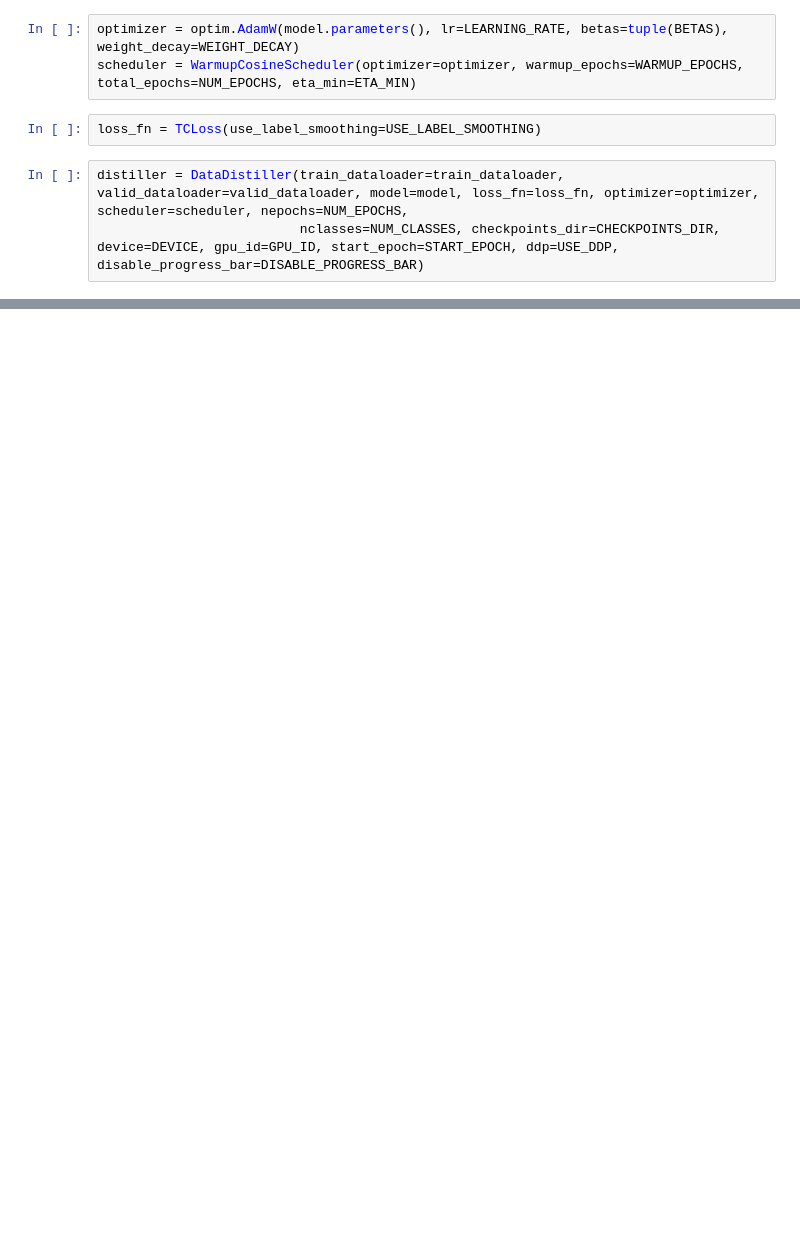
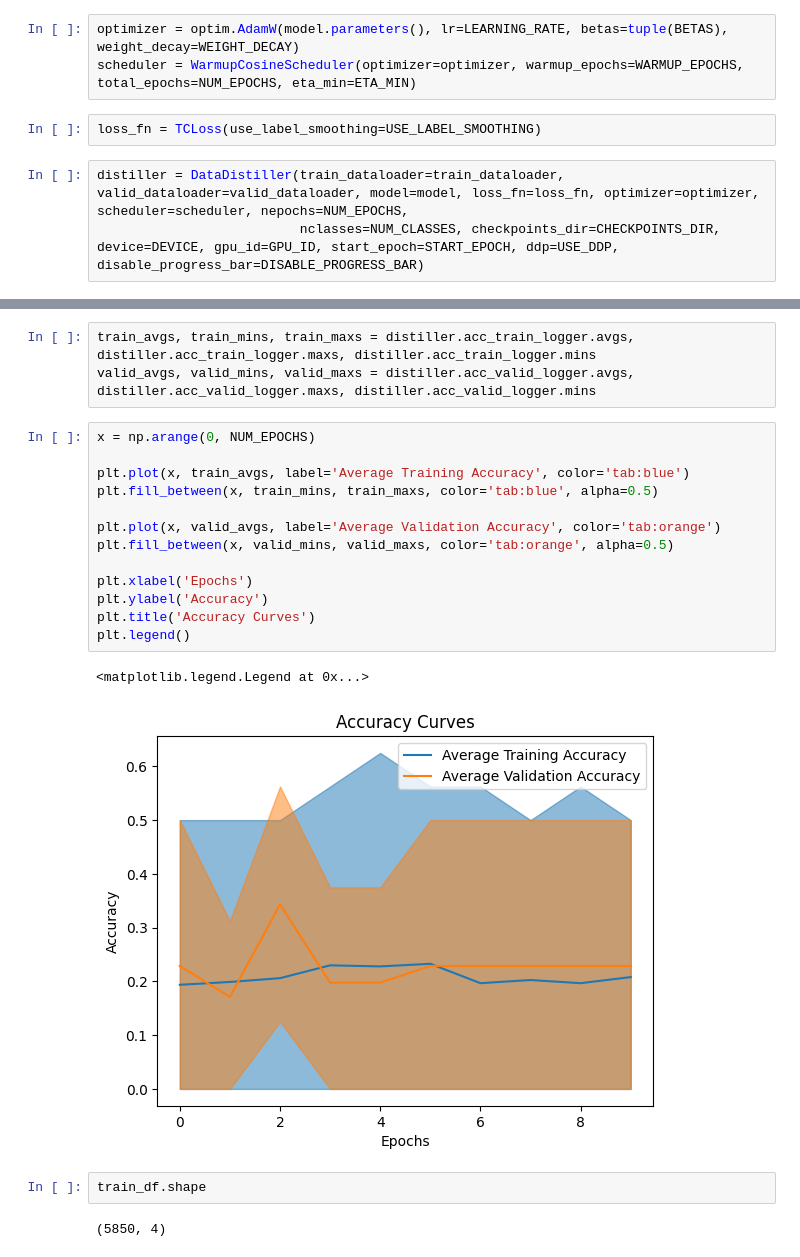
Before and after one commit to Human-Augment-Analytics/CichlidBowerTracking, a Jupyter notebook: cichlid_bower_tracking/debugging_and_experiments.ipynb, the cells around one changed output, grey strips where cells are left out. Cells and saved outputs as stored; diff of their text form; blank space fills up the shorter version.

```diff
--- a/cichlid_bower_tracking/debugging_and_experiments.ipynb
+++ b/cichlid_bower_tracking/debugging_and_experiments.ipynb
@@ -460,0 +490,23 @@ EPOCH [8/10]
+# %%
+train_avgs, train_mins, train_maxs = distiller.acc_train_logger.avgs, distiller.acc_train_logger.maxs, distiller.acc_train_logger.mins
+valid_avgs, valid_mins, valid_maxs = distiller.acc_valid_logger.avgs, distiller.acc_valid_logger.maxs, distiller.acc_valid_logger.mins
+# %%
+x = np.arange(0, NUM_EPOCHS)
+
+plt.plot(x, train_avgs, label='Average Training Accuracy', color='tab:blue')
+plt.fill_between(x, train_mins, train_maxs, color='tab:blue', alpha=0.5)
+
+plt.plot(x, valid_avgs, label='Average Validation Accuracy', color='tab:orange')
+plt.fill_between(x, valid_mins, valid_maxs, color='tab:orange', alpha=0.5)
+
+plt.xlabel('Epochs')
+plt.ylabel('Accuracy')
+plt.title('Accuracy Curves')
+plt.legend()
+# %% [output]
+<matplotlib.legend.Legend at 0x...>
+[figure, added]
+# %%
+train_df.shape
+# %% [output]
+(5850, 4)
```
Also changed, not shown: parts of 6 cells of this notebook, 1 other file.
